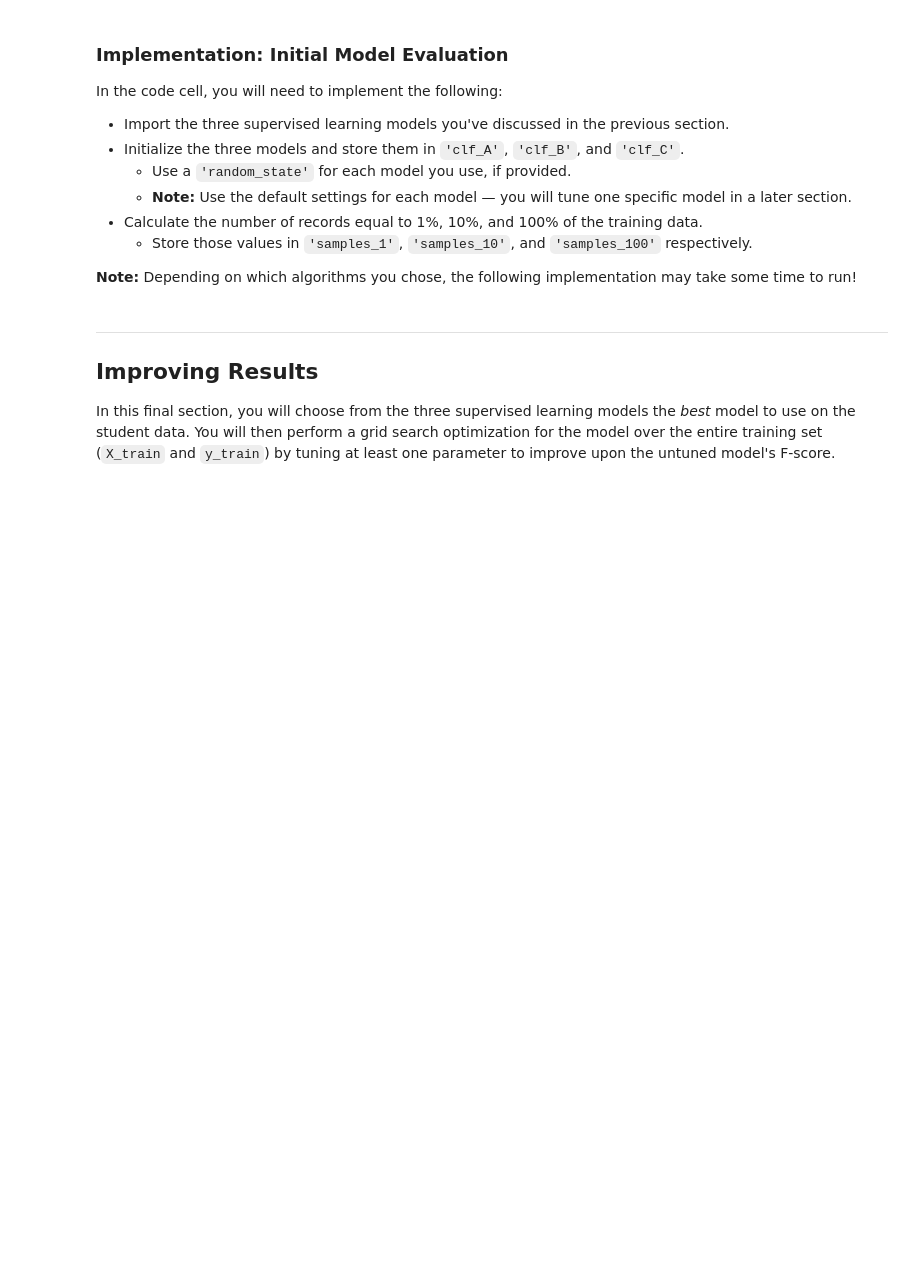
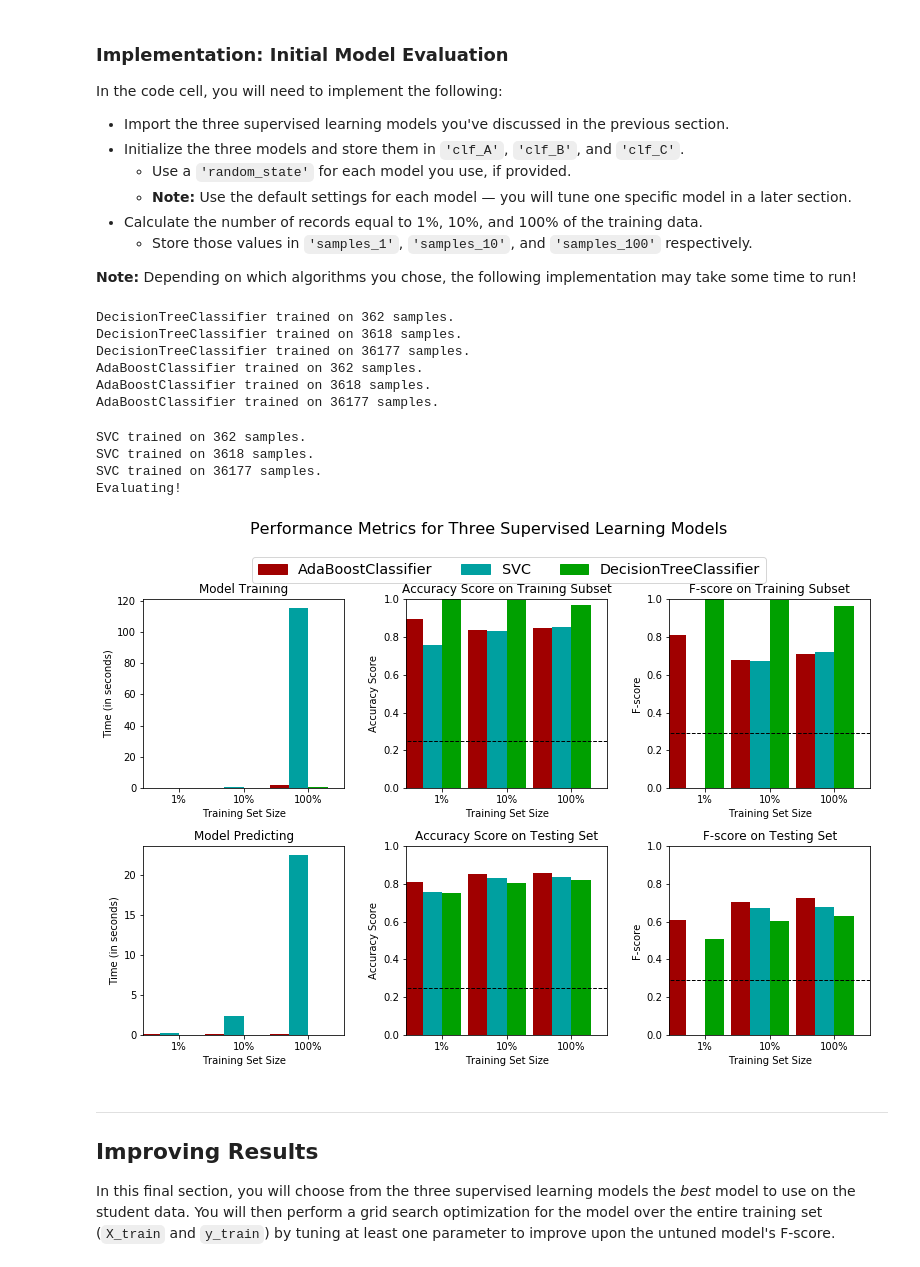
Before and after one commit to kylesyoon/machine-learning, a Jupyter notebook: projects/finding_donors/finding_donors.ipynb, the cells around one changed output. Saved outputs shown, nothing was run; the diff lists cells and outputs as text; code cells hidden in the pictures; blank space fills up the shorter version.

```diff
--- a/projects/finding_donors/finding_donors.ipynb
+++ b/projects/finding_donors/finding_donors.ipynb
@@ -350,6 +369,8 @@ In the code block below, you will need to implement the following:
    - Make sure that you set the `beta` parameter!
 # %%
 # TODO: Import two metrics from sklearn - fbeta_score and accuracy_score
+from sklearn.metrics import fbeta_score
+from sklearn.metrics import accuracy_score
 
 def train_predict(learner, sample_size, X_train, y_train, X_test, y_test):
     '''
@@ -366,33 +387,33 @@ def train_predict(learner, sample_size, X_train, y_train, X_test, y_test):
 
     # TODO: Fit the learner to the training data using slicing with 'sample_size' using .fit(training_features[:], training_labels[:])
     start = time() # Get start time
-    learner = None
+    learner = learner.fit(X_train[:sample_size], y_train[:sample_size])
     end = time() # Get end time
 
     # TODO: Calculate the training time
-    results['train_time'] = None
+    results['train_time'] = end - start
 
     # TODO: Get the predictions on the test set(X_test),
     #       then get predictions on the first 300 training samples(X_train) using .predict()
     start = time() # Get start time
-    predictions_test = None
-    predictions_train = None
+    predictions_test = learner.predict(X_test)
+    predictions_train = learner.predict(X_train[:300])
     end = time() # Get end time
 
     # TODO: Calculate the total prediction time
-    results['pred_time'] = None
+    results['pred_time'] = end - start
 
     # TODO: Compute accuracy on the first 300 training samples which is y_train[:300]
-    results['acc_train'] = None
+    results['acc_train'] = accuracy_score(y_train[:300], predictions_train)
 
     # TODO: Compute accuracy on test set using accuracy_score()
-    results['acc_test'] = None
+    results['acc_test'] = accuracy_score(y_test, predictions_test)
 
     # TODO: Compute F-score on the the first 300 training samples using fbeta_score()
-    results['f_train'] = None
+    results['f_train'] = fbeta_score(y_train[:300], predictions_train, 0.5)
 
     # TODO: Compute F-score on the test set which is y_test
-    results['f_test'] = None
+    results['f_test'] = fbeta_score(y_test, predictions_test, 0.5)
 
     # Success
     print "{} trained on {} samples.".format(learner.__class__.__name__, sample_size)
@@ -412,31 +433,46 @@ In the code cell, you will need to implement the following:
 **Note:** Depending on which algorithms you chose, the following implementation may take some time to run!
 # %%
 # TODO: Import the three supervised learning models from sklearn
+from sklearn.tree import DecisionTreeClassifier
+from sklearn.ensemble import AdaBoostClassifier
+from sklearn.svm import SVC
 
 # TODO: Initialize the three models
-clf_A = None
-clf_B = None
-clf_C = None
+clf_A = DecisionTreeClassifier()
+clf_B = AdaBoostClassifier()
+clf_C = SVC()
 
 # TODO: Calculate the number of samples for 1%, 10%, and 100% of the training data
 # HINT: samples_100 is the entire training set i.e. len(y_train)
 # HINT: samples_10 is 10% of samples_100
 # HINT: samples_1 is 1% of samples_100
-samples_100 = None
-samples_10 = None
-samples_1 = None
+samples_100 = len(y_train)
+samples_10 = int(round(samples_100 * .1))
+samples_1 = int(round(samples_100 * .01))
 
 # Collect results on the learners
 results = {}
 for clf in [clf_A, clf_B, clf_C]:
     clf_name = clf.__class__.__name__
     results[clf_name] = {}
     for i, samples in enumerate([samples_1, samples_10, samples_100]):
-        results[clf_name][i] = \
-        train_predict(clf, samples, X_train, y_train, X_test, y_test)
+        results[clf_name][i] = train_predict(clf, samples, X_train, y_train, X_test, y_test)
 
+print('Evaluating!')
 # Run metrics visualization for the three supervised learning models chosen
 vs.evaluate(results, accuracy, fscore)
+# %% [output]
+DecisionTreeClassifier trained on 362 samples.
+DecisionTreeClassifier trained on 3618 samples.
+DecisionTreeClassifier trained on 36177 samples.
+AdaBoostClassifier trained on 362 samples.
+AdaBoostClassifier trained on 3618 samples.
+AdaBoostClassifier trained on 36177 samples.
+SVC trained on 362 samples.
+SVC trained on 3618 samples.
+SVC trained on 36177 samples.
+Evaluating!
+[figure, added]
 # %% [markdown]
 ----
 ## Improving Results
```
Also changed, not shown: parts of 7 cells of this notebook.
